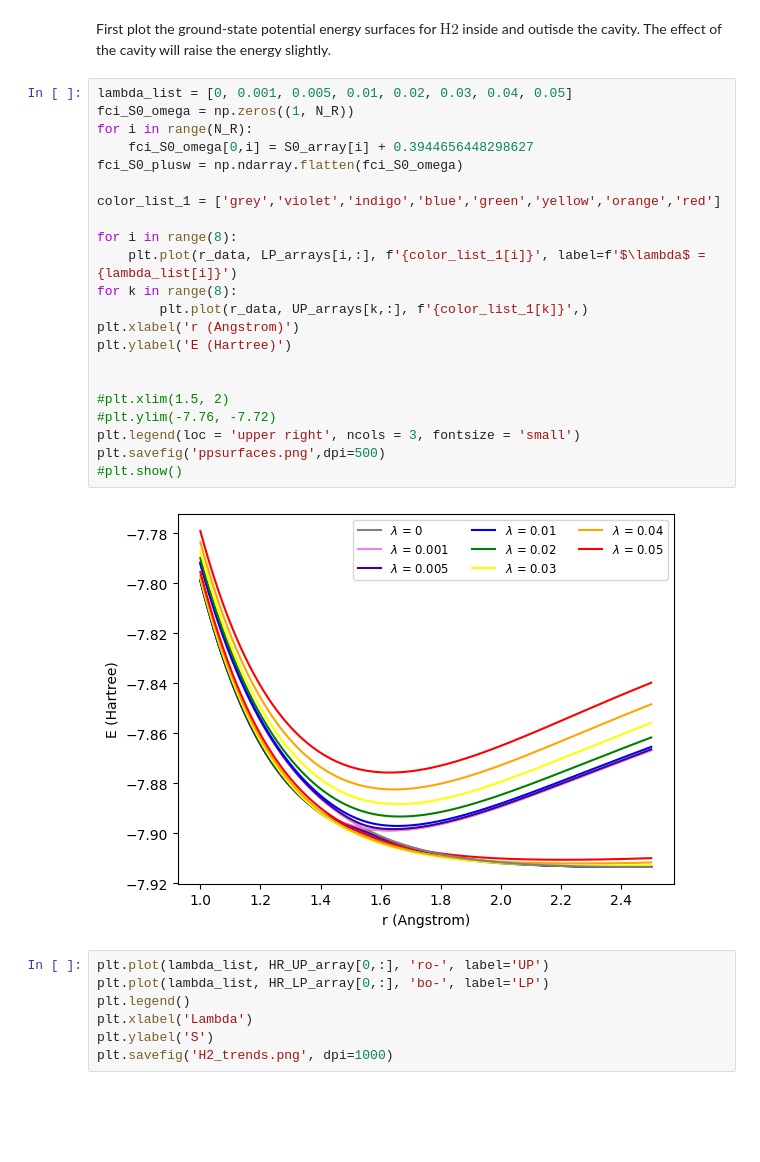
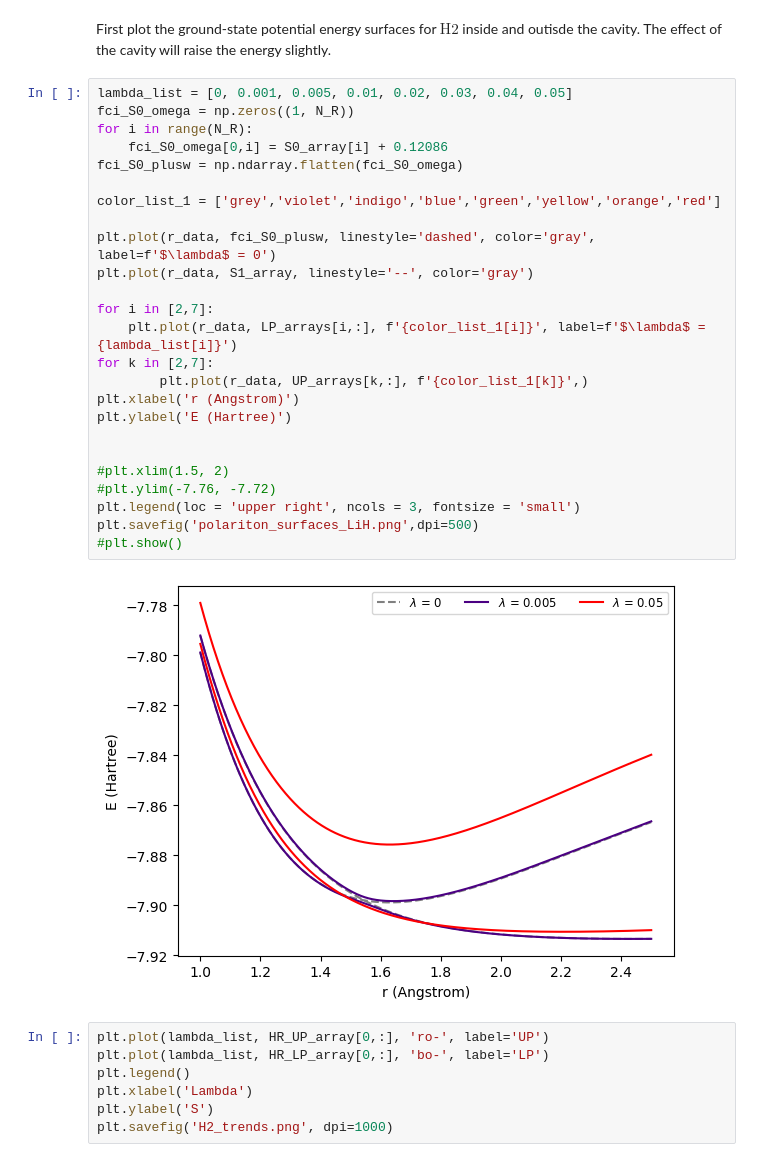
Before and after one commit to FoleyLab/SCQED-PCQED, a Jupyter notebook: src/QED-FCI_LiH_HR.ipynb, the cells around one changed output. Drawn from its saved outputs; the diff is of its cells as text; blank space fills up the shorter version.

```diff
--- a/src/QED-FCI_LiH_HR.ipynb
+++ b/src/QED-FCI_LiH_HR.ipynb
@@ -300,27 +300,30 @@ First plot the ground-state potential energy surfaces for $ \text{H2} $ inside a
 # %%
 lambda_list = [0, 0.001, 0.005, 0.01, 0.02, 0.03, 0.04, 0.05]
 fci_S0_omega = np.zeros((1, N_R))
 for i in range(N_R):
-    fci_S0_omega[0,i] = S0_array[i] + 0.3944656448298627
+    fci_S0_omega[0,i] = S0_array[i] + 0.12086
 fci_S0_plusw = np.ndarray.flatten(fci_S0_omega)
 
 color_list_1 = ['grey','violet','indigo','blue','green','yellow','orange','red']
 
-for i in range(8):
+plt.plot(r_data, fci_S0_plusw, linestyle='dashed', color='gray', label=f'$\lambda$ = 0')
+plt.plot(r_data, S1_array, linestyle='--', color='gray')
+
+for i in [2,7]:
     plt.plot(r_data, LP_arrays[i,:], f'{color_list_1[i]}', label=f'$\lambda$ = {lambda_list[i]}')
-for k in range(8):
+for k in [2,7]:
         plt.plot(r_data, UP_arrays[k,:], f'{color_list_1[k]}',)
 plt.xlabel('r (Angstrom)')
 plt.ylabel('E (Hartree)')
 
 
 #plt.xlim(1.5, 2)
 #plt.ylim(-7.76, -7.72)
 plt.legend(loc = 'upper right', ncols = 3, fontsize = 'small')
-plt.savefig('ppsurfaces.png',dpi=500)
+plt.savefig('polariton_surfaces_LiH.png',dpi=500)
 #plt.show()
 # %% [output]
-[figure, old version]
+[figure, new version]
 # %%
 plt.plot(lambda_list, HR_UP_array[0,:], 'ro-', label='UP')
 plt.plot(lambda_list, HR_LP_array[0,:], 'bo-', label='LP')
```
Also changed, not shown: parts of 1 cell of this notebook, 49 other files.
